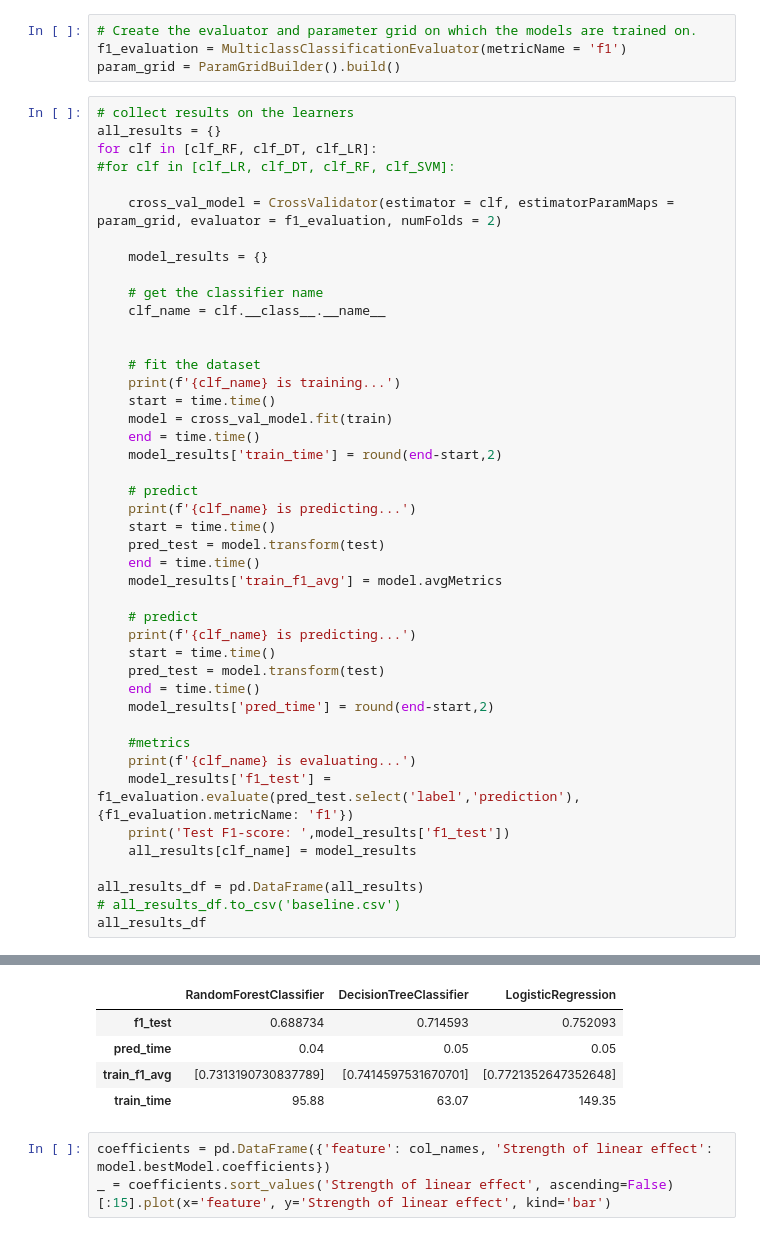
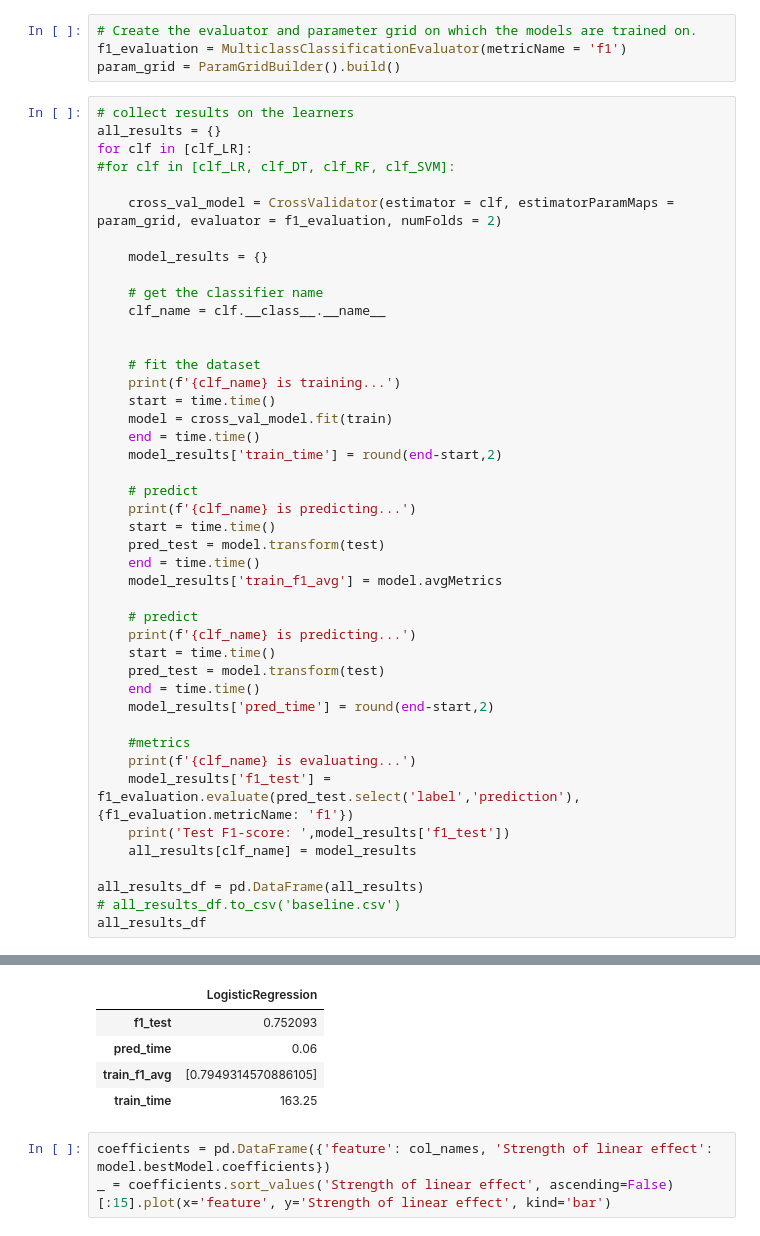
Before and after one commit to clemenshaerder/Udacity_Sparkify, a Jupyter notebook: Sparkify.ipynb, the cells around one changed output, grey strips where cells are left out. Cells and saved outputs as stored; diff of their text form.

```diff
--- a/Sparkify.ipynb
+++ b/Sparkify.ipynb
@@ -589,7 +589,7 @@ param_grid = ParamGridBuilder().build()
 # %%
 # collect results on the learners
 all_results = {}
-for clf in [clf_RF, clf_DT, clf_LR]:
+for clf in [clf_LR]:
 #for clf in [clf_LR, clf_DT, clf_RF, clf_SVM]:
 
     cross_val_model = CrossValidator(estimator = clf, estimatorParamMaps = param_grid, evaluator = f1_evaluation, numFolds = 2)
@@ -644,13 +634,13 @@ Test F1-score:  0.7145931543349046
 LogisticRegression is training...
 LogisticRegression is predicting...
 LogisticRegression is predicting...
 LogisticRegression is evaluating...
 Test F1-score:  0.7520931925737168
-|  | RandomForestClassifier | DecisionTreeClassifier | LogisticRegression |
-| f1_test | 0.688734 | 0.714593 | 0.752093 |
-| pred_time | 0.04 | 0.05 | 0.05 |
-| train_f1_avg | [0.7313190730837789] | [0.7414597531670701] | [0.7721352647352648] |
-| train_time | 95.88 | 63.07 | 149.35 |
+|  | LogisticRegression |
+| f1_test | 0.752093 |
+| pred_time | 0.06 |
+| train_f1_avg | [0.7949314570886105] |
+| train_time | 163.25 |
 # %%
 coefficients = pd.DataFrame({'feature': col_names, 'Strength of linear effect': model.bestModel.coefficients})
 _ = coefficients.sort_values('Strength of linear effect', ascending=False)[:15].plot(x='feature', y='Strength of linear effect', kind='bar')
```
Also changed, not shown: parts of 11 cells of this notebook.
